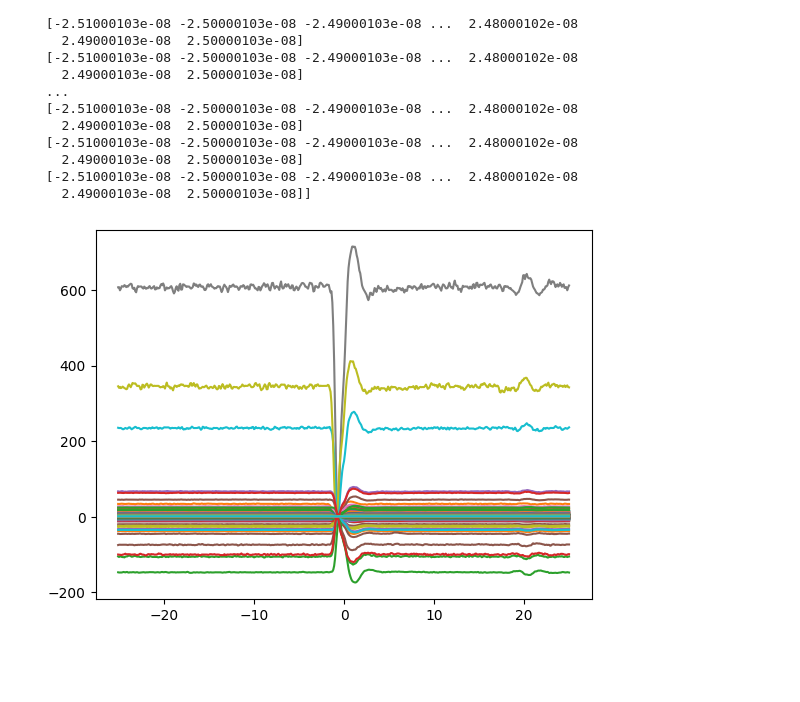
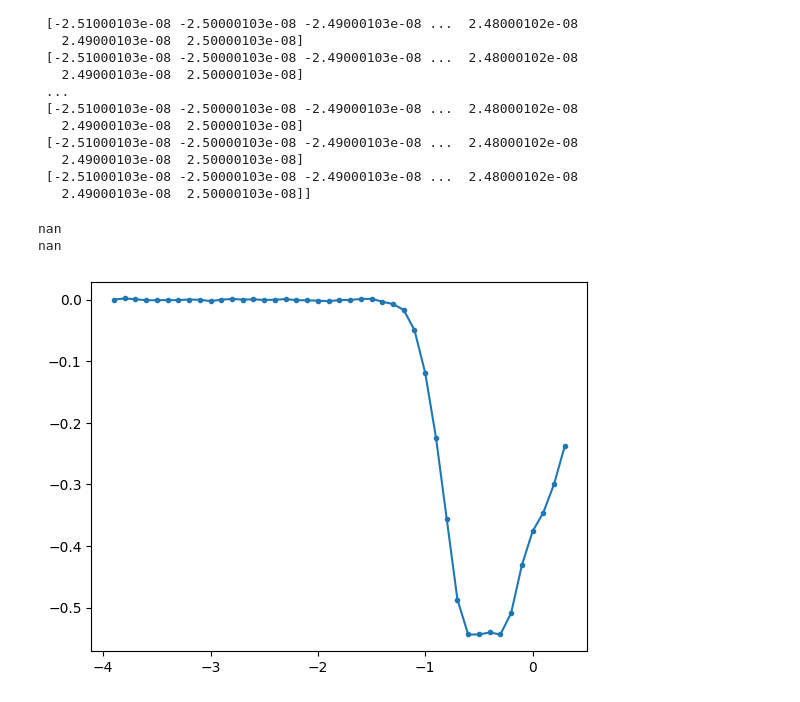
Before and after one commit to leonardolanteri/ETL_TestingDAQ, a Jupyter notebook: notebooks/mcp_manual_fitter_2.ipynb, the cells around one changed output. Saved outputs shown, nothing was run; the diff lists cells and outputs as text; code cells hidden in the pictures; blank space fills up the shorter version.

```diff
--- a/notebooks/mcp_manual_fitter_2.ipynb
+++ b/notebooks/mcp_manual_fitter_2.ipynb
@@ -390,43 +359,42 @@ print(scaled_x)
 # %%
 importlib.reload(mcp)
 from scipy import interpolate
-
-def linear_interpolation(x, y, peak_xs):
-    rising_volts_mask = x < peak_xs[:, np.newaxis]
-    rising_ns = np.where(rising_volts_mask, x, np.NaN)
-    rising_v = np.where(rising_volts_mask, y, np.NaN)
-
-    time_of_threshold = []
-    for rv, rs in zip(rising_v, rising_ns):
-        try:
-            lin_interp = interpolate.interp1d(rv, rs)
-            time_of_threshold.append(lin_interp(0.2))
-        except ValueError:
-            time_of_threshold.append(0)
-    return np.array(time_of_threshold)
 
 #  does lin interp cause failure?
 old = uproot.open(
 "/home/users/hswanson13/ETL_TestingDAQ/unit_test/asserted_output/run_5100/run_5100.root")["pulse"].arrays()
 old_lp2 = old.LP2_20[:,1]
 old_amp = -old.amp[:,1]/1000
 old_baseline = old.baseline[:,1]/1000
 #old_baseline_RMS = old.baseline_RMS[:,1]/1000
 
 mcp_data = lecroy.LecroyReader("/home/users/hswanson13/ETL_TestingDAQ/unit_test/input_data/run_5100/C2--Trace5100.trc")
 # nanoseconds = np.array([np.arange(-25, 25+0.2, 0.1) for i in range(len(mcp_data.x))])
 
 seconds, volts = mcp.MCPSignalScaler.normalize(mcp_data.x*1e9, mcp_data.y)
+ts = mcp.MCPSignalScaler._center_array(mcp_data.x*1e9)
+peak_xs, peak_ys = mcp.MCPSignalScaler._calc_mcp_peaks(seconds, mcp_data.y)
+baselines = mcp.MCPSignalScaler._calc_baselines(seconds, mcp_data.y, peak_xs, peak_ys)
+for i in range(len(seconds)):
+    if i == 295:
+        mask = (ts[i] < 0.4)  & (ts[i] > -4)
+        plt.plot(ts[i][mask], mcp_data.y[i][mask], marker='.')
+        print(baselines[i])
+        print(peak_ys[i])
+        plt.axhline(baselines[i])
+        plt.axhline(peak_ys[i])
+        plt.axvline(peak_xs[i])
 
-for i in range(len(seconds)):
-    plt.plot(seconds[i], volts[i])
-
+        # plt.plot(seconds[i], scaled_volts)
+        # plt.plot(seconds[i], volts[i])
 # peak_xs, peak_ys = mcp.MCPSignalScaler._calc_mcp_peaks(seconds, volts)
 
 # plt.scatter(old_amp, old_lp2*10**9, s=1, label="old")
 
 # time_L20 = linear_interpolation(seconds, volts, old_amp)
 # good_fits = (time_L20 != 0) & (time_L20 > -3)
 # plt.scatter(peak_ys[good_fits], time_L20[good_fits], s=1, label="linear interpolation")
 # %% [output]
+nan
+nan
-[figure, old version]
+[figure, new version]
```
Also changed, not shown: parts of 6 cells of this notebook, 1 other file.
